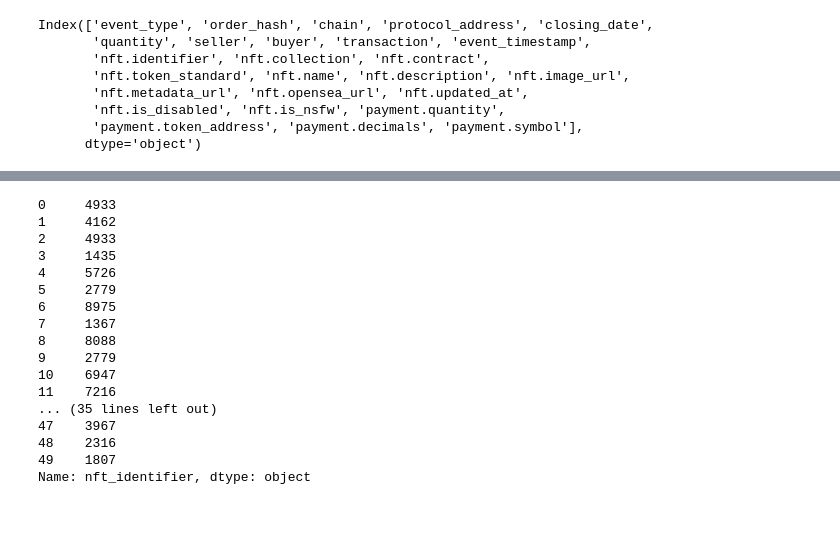
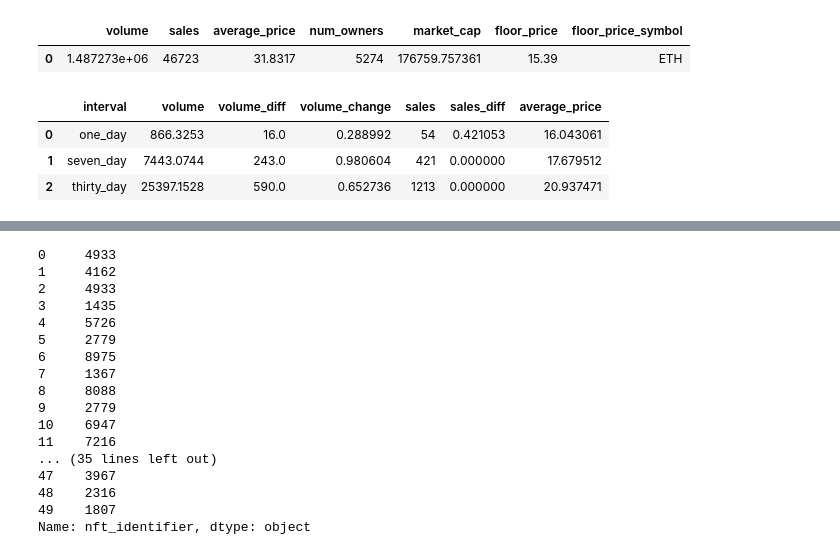
Before and after one commit to HeTron/NFT-Predictor, a Jupyter notebook: nft_project.ipynb, the cells around one changed output, grey strips where cells are left out. Drawn from its saved outputs; the diff is of its cells as text; code cells hidden in the pictures; blank space fills up the shorter version.

```diff
--- a/nft_project.ipynb
+++ b/nft_project.ipynb
@@ -59,23 +58,20 @@ def fetch_api_data(url, headers=None):
 collection_slug = input("Enter the collection: ")
 APR = input("Enter your target APR: ")
 
-
-
 # API's
 get_collection_stats = f"https://api.opensea.io/api/v2/collections/{collection_slug}/stats"
 get_collection = f"https://api.opensea.io/api/v2/collections/{collection_slug}"
-# get_events_by_collection = f"https://api.opensea.io/api/v2/events/collection/{collection_slug}"
 get_events_by_collection = f"https://api.opensea.io/api/v2/events/collection/{collection_slug}?event_type=sale"
 get_nft_by_collection = f"https://api.opensea.io/api/v2/collection/{collection_slug}/nfts"
 get_traits = f"https://api.opensea.io/api/v2/traits/{collection_slug}"
 
 headers = {"accept": "application/json", "x-api-key": OPENSEA_API}
 
-collection_stats_df = fetch_api_data(get_collection_stats, headers)
-collection_df = fetch_api_data(get_collection, headers)
-traits_df = fetch_api_data(get_traits, headers)
-
-events_df = fetch_api_data_paginated(get_events_by_collection, headers, data_key='asset_events')
-nft_df = fetch_api_data_paginated(get_nft_by_collection, headers, data_key='nfts')
+collection_stats_json = fetch_api_data(get_collection_stats, headers)
+# collection_df = fetch_api_data(get_collection, headers)
+# traits_df = fetch_api_data(get_traits, headers)
+#
+# events_df = fetch_api_data_paginated(get_events_by_collection, headers, data_key='asset_events')
+# nft_df = fetch_api_data_paginated(get_nft_by_collection, headers, data_key='nfts')
 # %% [output]
 Requesting URL: https://api.opensea.io/api/v2/events/collection/boredapeyachtclub?event_type=sale
@@ -118,11 +94,19 @@ print(events_df)
-# %%
-print(events_df.columns)
-# %% [output]
-Index(['event_type', 'order_hash', 'chain', 'protocol_address', 'closing_date',
-       'quantity', 'seller', 'buyer', 'transaction', 'event_timestamp',
-       'nft.identifier', 'nft.collection', 'nft.contract',
-       'nft.token_standard', 'nft.name', 'nft.description', 'nft.image_url',
-       'nft.metadata_url', 'nft.opensea_url', 'nft.updated_at',
-       'nft.is_disabled', 'nft.is_nsfw', 'payment.quantity',
-       'payment.token_address', 'payment.decimals', 'payment.symbol'],
-      dtype='object')
+# %%
+if collection_stats_json:
+    # Directly create a DataFrame for 'total' data
+    total_data = pd.DataFrame([collection_stats_json['total']])
+
+    # Create a DataFrame for 'intervals' data
+    intervals_data = pd.DataFrame(collection_stats_json['intervals'])
+# %%
+total_data
+# %% [output]
+|  | volume | sales | average_price | num_owners | market_cap | floor_price | floor_price_symbol |
+| 0 | 1.487273e+06 | 46723 | 31.8317 | 5274 | 176759.757361 | 15.39 | ETH |
+# %%
+intervals_data
+# %% [output]
+|  | interval | volume | volume_diff | volume_change | sales | sales_diff | average_price |
+| 0 | one_day | 866.3253 | 16.0 | 0.288992 | 54 | 0.421053 | 16.043061 |
+| 1 | seven_day | 7443.0744 | 243.0 | 0.980604 | 421 | 0.000000 | 17.679512 |
+| 2 | thirty_day | 25397.1528 | 590.0 | 0.652736 | 1213 | 0.000000 | 20.937471 |
```
Also changed, not shown: parts of 39 cells of this notebook.
